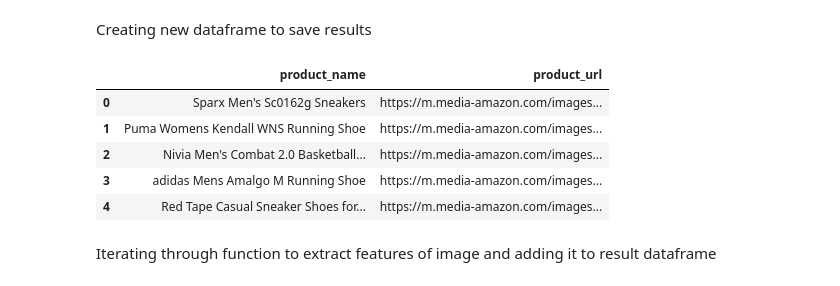
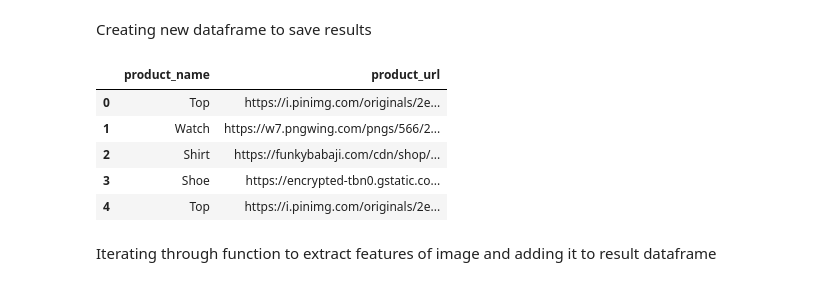
Before and after one commit to Shreyash-Pardhi/Python_Practice, a Jupyter notebook: Python/Assessment-2 (GOOGLE VISION API)/text_extraction.ipynb, the cells around one changed output. Cells and saved outputs as stored; diff of their text form; code cells hidden in the pictures.

```diff
--- a/Python/Assessment-2 (GOOGLE VISION API)/text_extraction.ipynb
+++ b/Python/Assessment-2 (GOOGLE VISION API)/text_extraction.ipynb
@@ -8,6 +8,6 @@ os.environ["GOOGLE_APPLICATION_CREDENTIALS"] = "D:\\Work and Assignments\\Python
 # %% [markdown]
 Reading csv file containing product_name and url
 # %%
-data = pd.read_csv("D:\\Work and Assignments\\Python\\Assessment-2 (GOOGLE VISION API)\\data.csv")
+data = pd.read_csv("D:\\Work and Assignments\\Python\\sampleCSV.csv")
 data.shape
 # %% [output]
@@ -14,0 +15,3 @@ data.shape
+# %%
+s_data = data[['product_name', 'product_url']]
+s_data
@@ -146,15 +163,15 @@ def extract_info(uri):
 # %% [markdown]
 Creating new dataframe to save results
 # %%
-result = data
+result = s_data
 result.head()
 # %% [output]
 |  | product_name | product_url |
-| 0 | Sparx Men's Sc0162g Sneakers | https://m.media-amazon.com/images... |
-| 1 | Puma Womens Kendall WNS Running Shoe | https://m.media-amazon.com/images... |
-| 2 | Nivia Men's Combat 2.0 Basketball... | https://m.media-amazon.com/images... |
-| 3 | adidas Mens Amalgo M Running Shoe | https://m.media-amazon.com/images... |
-| 4 | Red Tape Casual Sneaker Shoes for... | https://m.media-amazon.com/images... |
+| 0 | Top | https://i.pinimg.com/originals/2e... |
+| 1 | Watch | https://w7.pngwing.com/pngs/566/2... |
+| 2 | Shirt | https://funkybabaji.com/cdn/shop/... |
+| 3 | Shoe | https://encrypted-tbn0.gstatic.co... |
+| 4 | Top | https://i.pinimg.com/originals/2e... |
 # %% [markdown]
 Iterating through function to extract features of image and adding it to result dataframe
 # %%
```
Also changed, not shown: parts of 6 cells of this notebook, 6 other files.
